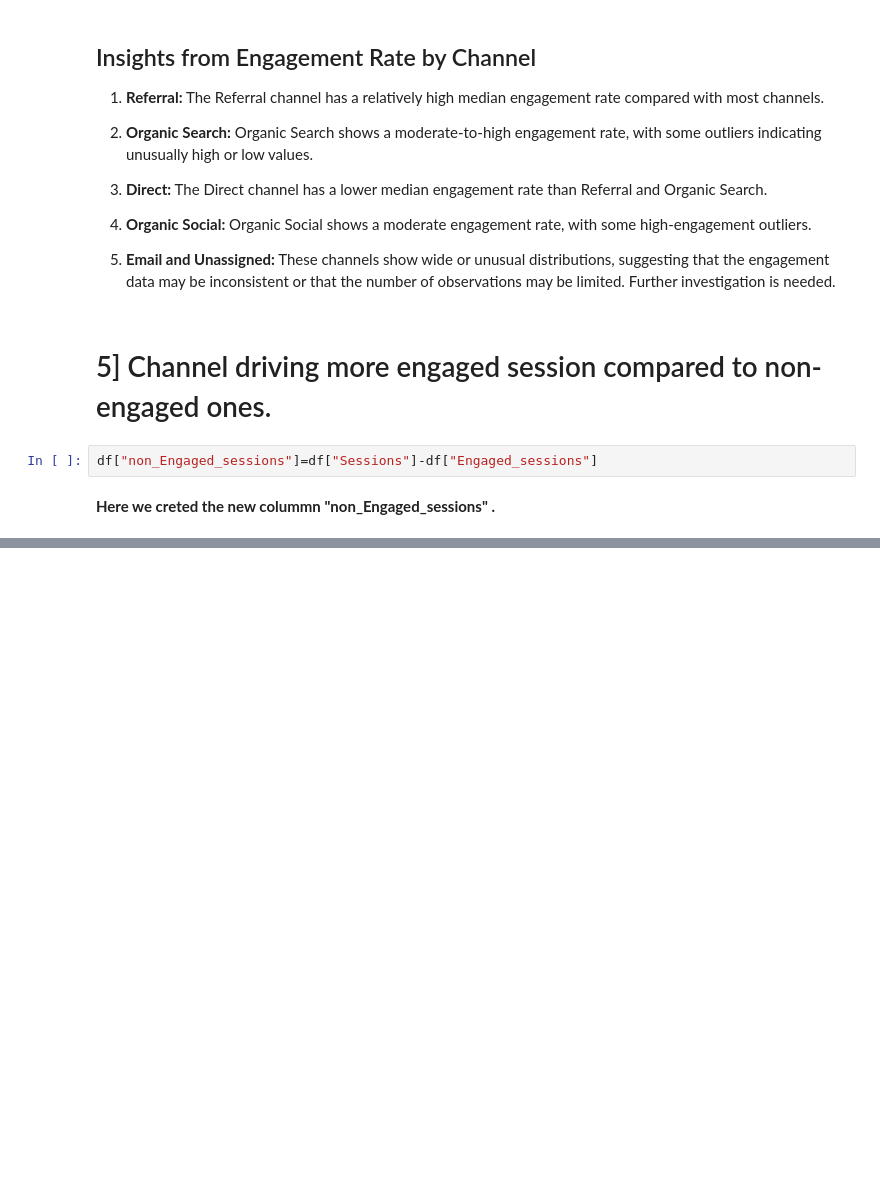
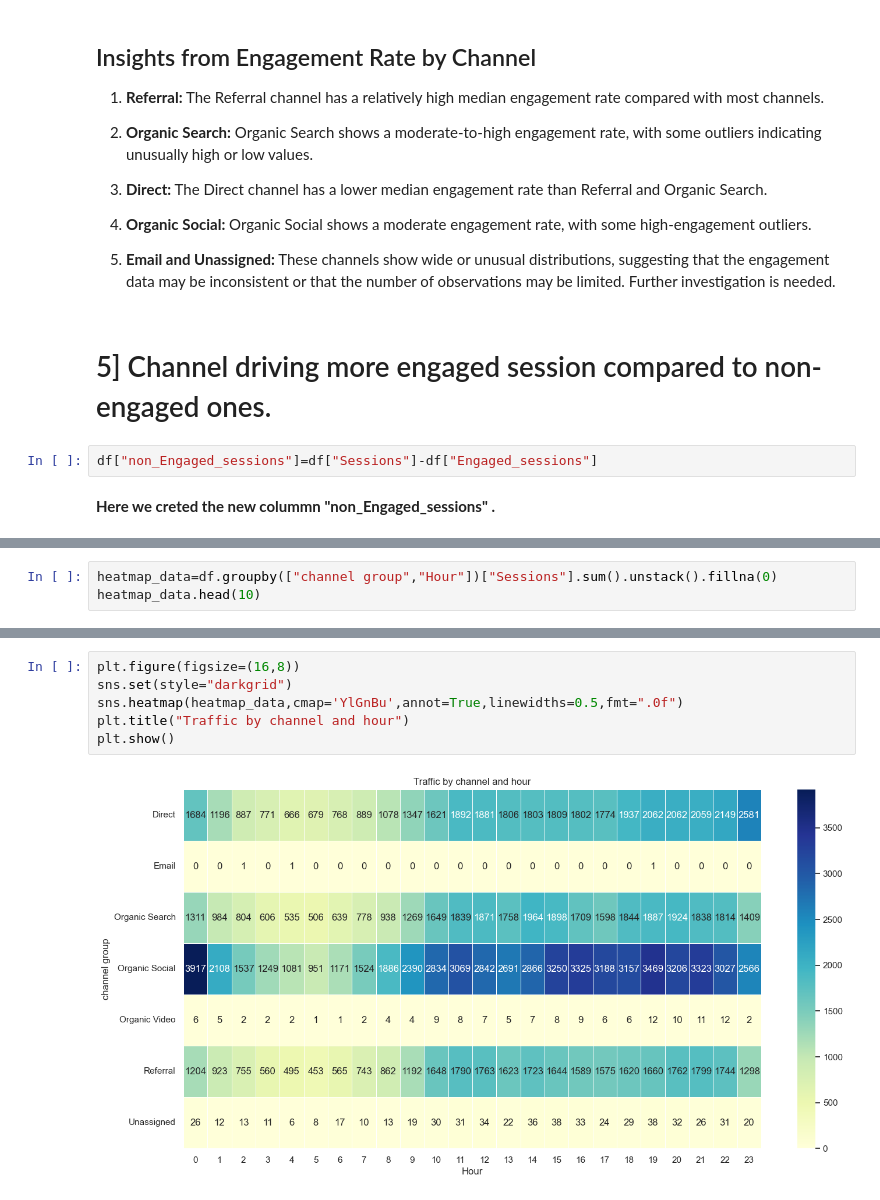
Before and after one commit to Satyajeet745/Website_Analysis_project, a Jupyter notebook: Website Analysis.ipynb, the cells around one changed output, grey strips where cells are left out. Cells and saved outputs as stored; diff of their text form; blank space fills up the shorter version.

```diff
--- a/Website Analysis.ipynb
+++ b/Website Analysis.ipynb
@@ -264,0 +277,3 @@ df
+# %%
+heatmap_data=df.groupby(["channel group","Hour"])["Sessions"].sum().unstack().fillna(0)
+heatmap_data.head(10)
@@ -264,0 +291,8 @@ df
+# %%
+plt.figure(figsize=(16,8))
+sns.set(style="darkgrid")
+sns.heatmap(heatmap_data,cmap='YlGnBu',annot=True,linewidths=0.5,fmt=".0f")
+plt.title("Traffic by channel and hour")
+plt.show()
+# %% [output]
+[figure, added]
```
Also changed, not shown: parts of 13 cells of this notebook.
